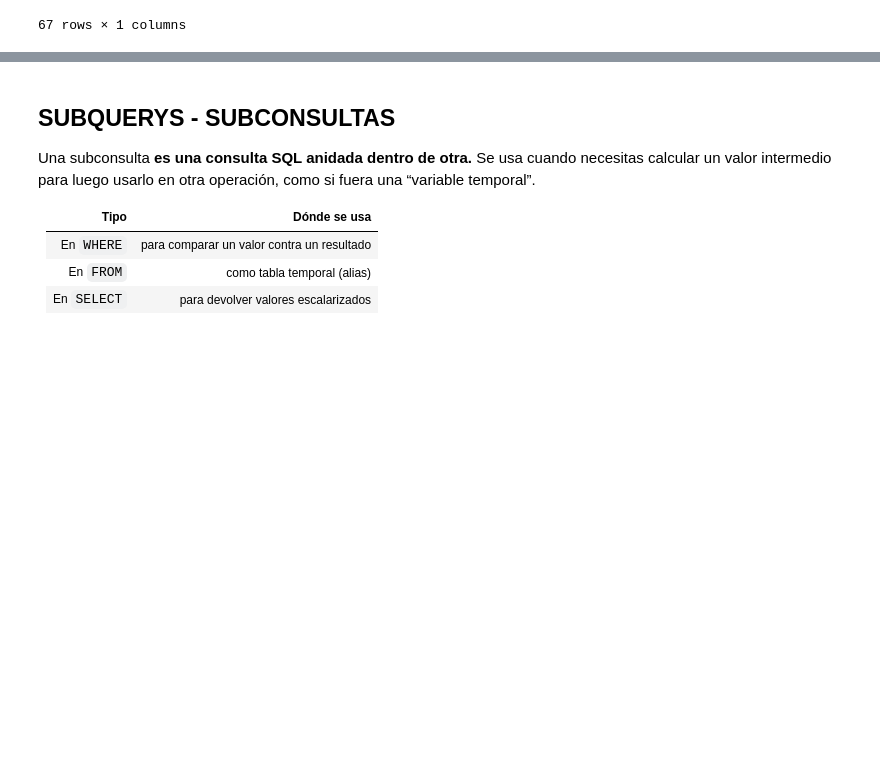
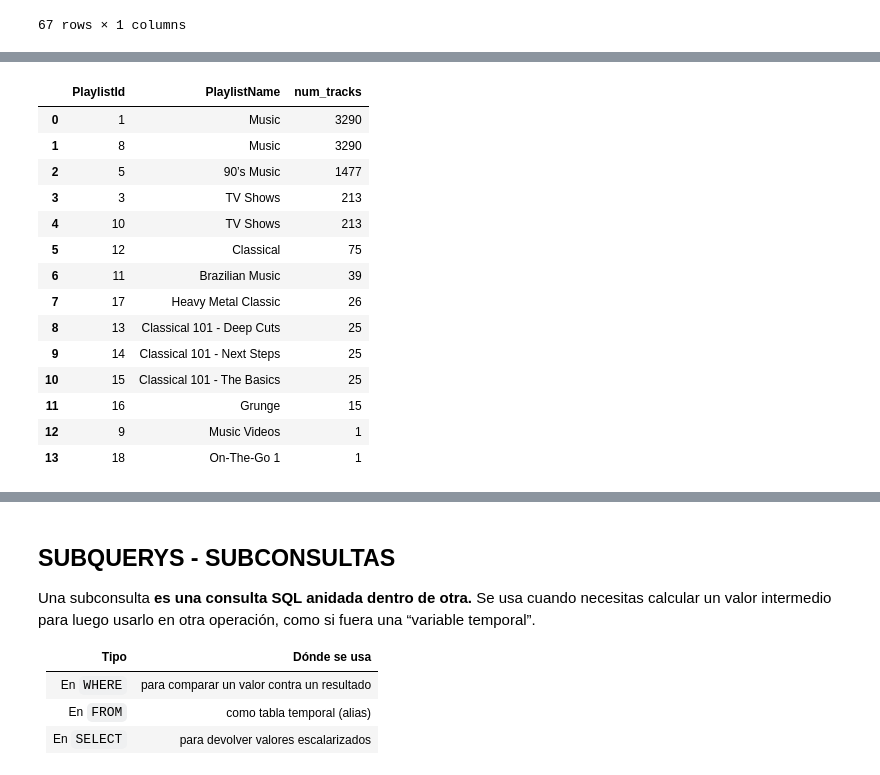
Before and after one commit to gbuvoli/DA_T8, a Jupyter notebook: Sprint3_semana2.ipynb, the cells around one changed output, grey strips where cells are left out. Saved outputs shown, nothing was run; the diff lists cells and outputs as text; code cells hidden in the pictures; blank space fills up the shorter version.

```diff
--- a/Sprint3_semana2.ipynb
+++ b/Sprint3_semana2.ipynb
@@ -29,23 +0,0 @@ Usaremos las tablas del diagrama (libros, autores, editoriales, ratings, reseña
-# %%
-from sqlalchemy import create_engine
-import pandas as pd
-
-pd.options.display.max_columns = None
-
-db_config = {
- 'user': 'practicum_student', # username
- 'pwd': 'QnmDH8Sc2TQLvy2G3Vvh7', # password
- 'host': 'yp-trainers-practicum.cluster-czs0gxyx2d8w.us-east-1.rds.amazonaws.com',
- 'port': 5432,
- 'db': 'data-analyst-final-project-db'
-}
-
-connection_string = 'postgresql://{}:{}@{}:{}/{}'.format(
-    db_config['user'],
-    db_config['pwd'],
-    db_config['host'],
-    db_config['port'],
-    db_config['db']
-)
-
-engine = create_engine(connection_string, connect_args={'sslmode':'require'})
@@ -654,0 +406,32 @@ pd.read_sql(query,con=conn)
+# %%
+# 8a. Número de canciones por playlist
+query = '''
+SELECT
+    pl.PlaylistId,
+    pl.Name AS PlaylistName,
+    COUNT(pt.TrackId) AS num_tracks
+FROM Playlist AS pl
+JOIN PlaylistTrack AS pt
+    ON pt.PlaylistId = pl.PlaylistId
+GROUP BY
+    pl.PlaylistId,
+    pl.Name
+ORDER BY num_tracks DESC;
+'''
+pd.read_sql(query, con=conn)
+# %% [output]
+|  | PlaylistId | PlaylistName | num_tracks |
+| 0 | 1 | Music | 3290 |
+| 1 | 8 | Music | 3290 |
+| 2 | 5 | 90’s Music | 1477 |
+| 3 | 3 | TV Shows | 213 |
+| 4 | 10 | TV Shows | 213 |
+| 5 | 12 | Classical | 75 |
+| 6 | 11 | Brazilian Music | 39 |
+| 7 | 17 | Heavy Metal Classic | 26 |
+| 8 | 13 | Classical 101 - Deep Cuts | 25 |
+| 9 | 14 | Classical 101 - Next Steps | 25 |
+| 10 | 15 | Classical 101 - The Basics | 25 |
+| 11 | 16 | Grunge | 15 |
+| 12 | 9 | Music Videos | 1 |
+| 13 | 18 | On-The-Go 1 | 1 |
```
Also changed, not shown: parts of 73 cells of this notebook, 4 other files.
